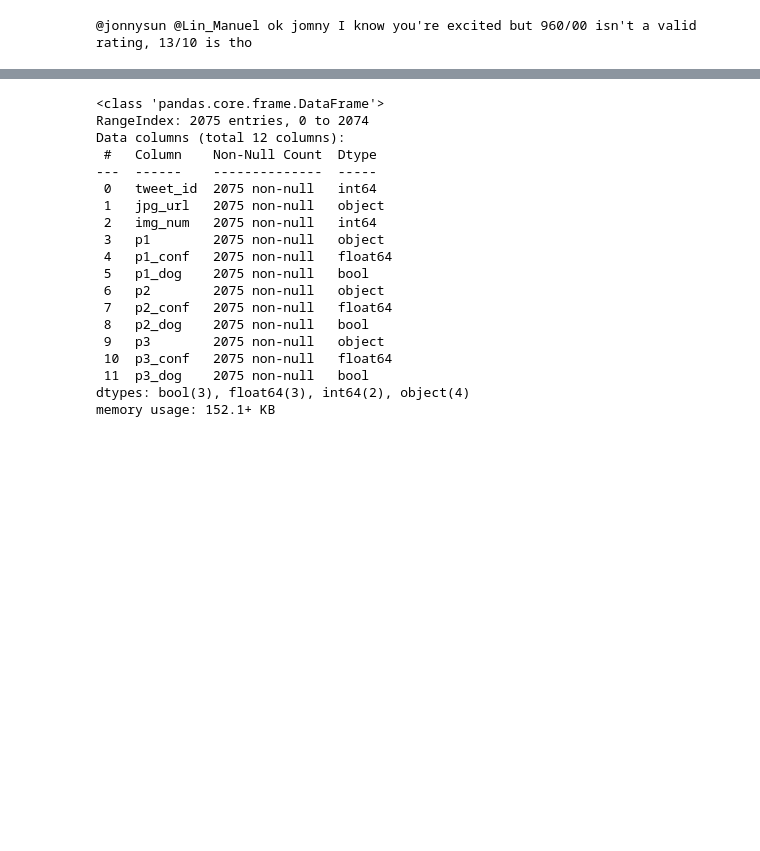
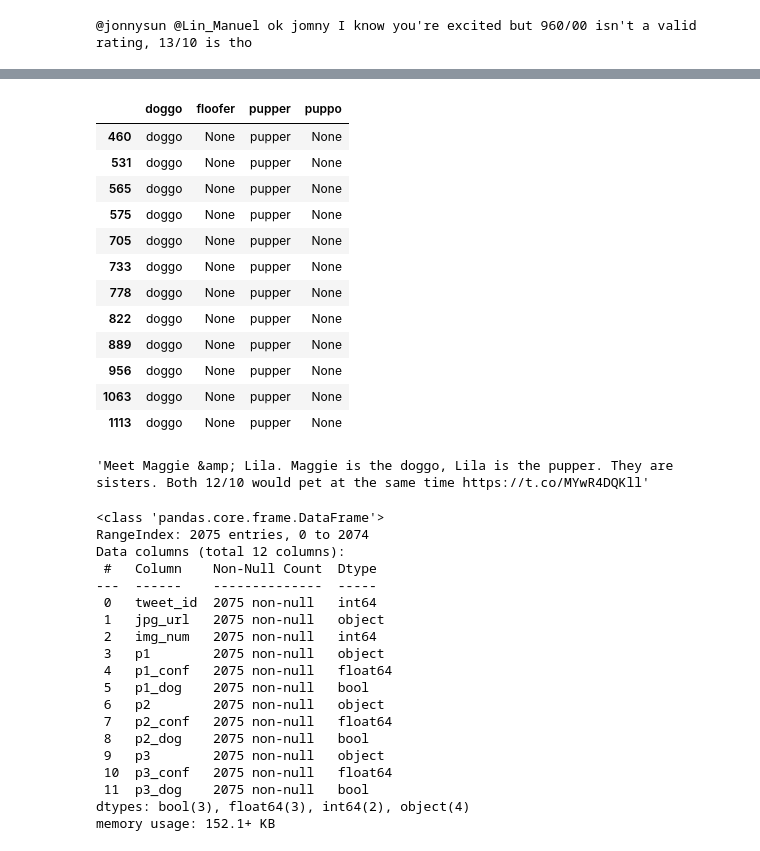
Before and after one commit to shwangelmer/udacityDANDproject5, a Jupyter notebook: wrangle_act.ipynb, the cells around one changed output, grey strips where cells are left out. Cells and saved outputs as stored; diff of their text form; code cells hidden in the pictures; blank space fills up the shorter version.

Commit message:
Clean data
The cleaning step of the Data Wrangling stage of data analysis has been completed. This is the first iteration, however, and doesn't preclude any future additions/modifications.

```diff
--- a/wrangle_act.ipynb
+++ b/wrangle_act.ipynb
@@ -168,3 +166,24 @@ print(df_archive.iloc[313].text)
+# %%
+#seeing if dog "stage" columns are mutually exclusive
+df_archive[['doggo', 'floofer', 'pupper', 'puppo']].query('pupper != "None" & doggo != "None"')
+# %% [output]
+|  | doggo | floofer | pupper | puppo |
+| 460 | doggo | None | pupper | None |
+| 531 | doggo | None | pupper | None |
+| 565 | doggo | None | pupper | None |
+| 575 | doggo | None | pupper | None |
+| 705 | doggo | None | pupper | None |
+| 733 | doggo | None | pupper | None |
+| 778 | doggo | None | pupper | None |
+| 822 | doggo | None | pupper | None |
+| 889 | doggo | None | pupper | None |
+| 956 | doggo | None | pupper | None |
+| 1063 | doggo | None | pupper | None |
+| 1113 | doggo | None | pupper | None |
+# %%
+df_archive.iloc[889].text
+# %% [output]
+'Meet Maggie &amp; Lila. Maggie is the doggo, Lila is the pupper. They are sisters. Both 12/10 would pet at the same time https://t.co/MYwR4DQKll'
 # %%
 df_predict.info()
 # %% [output]
```
Also changed, not shown: parts of 50 cells of this notebook.
